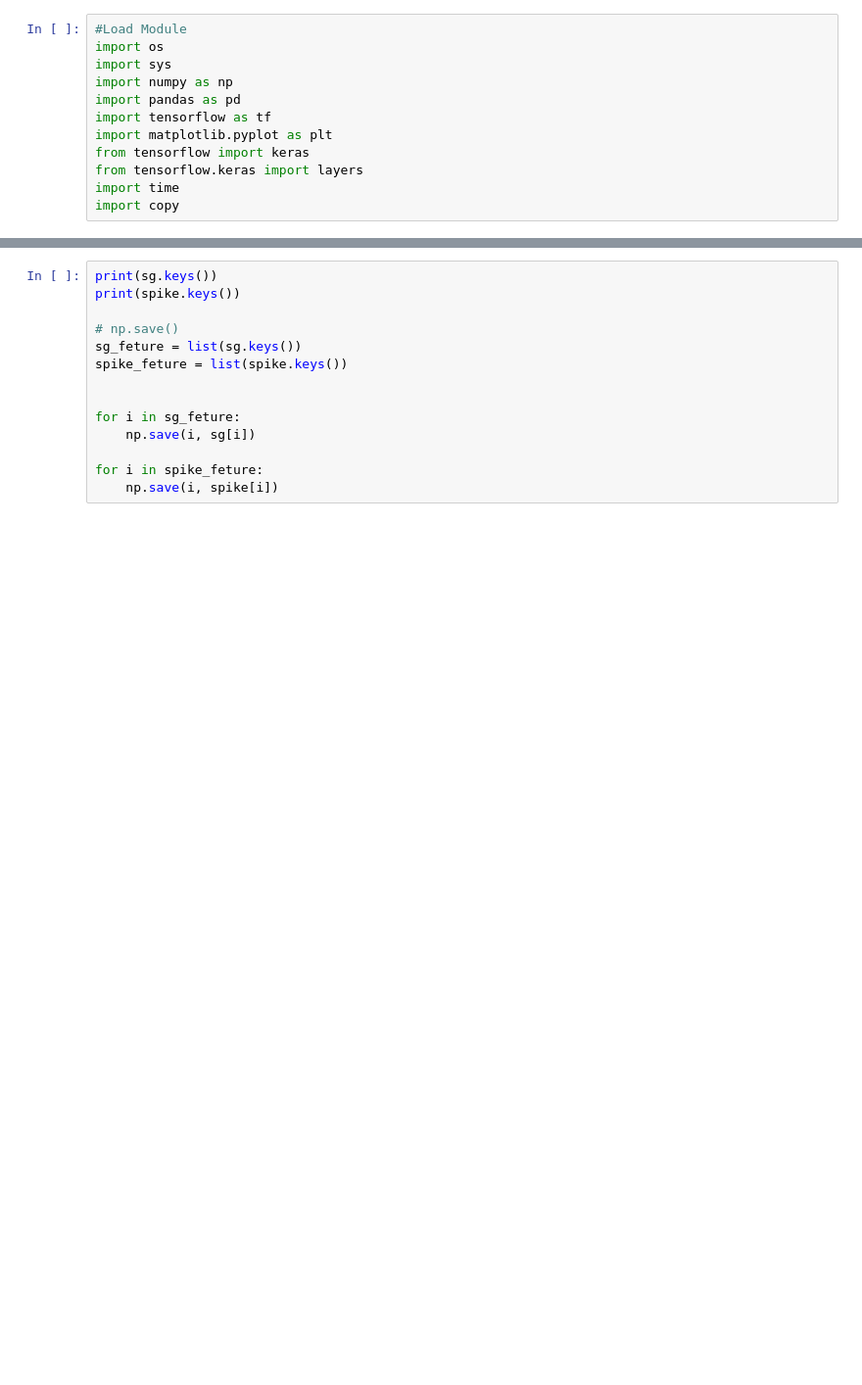
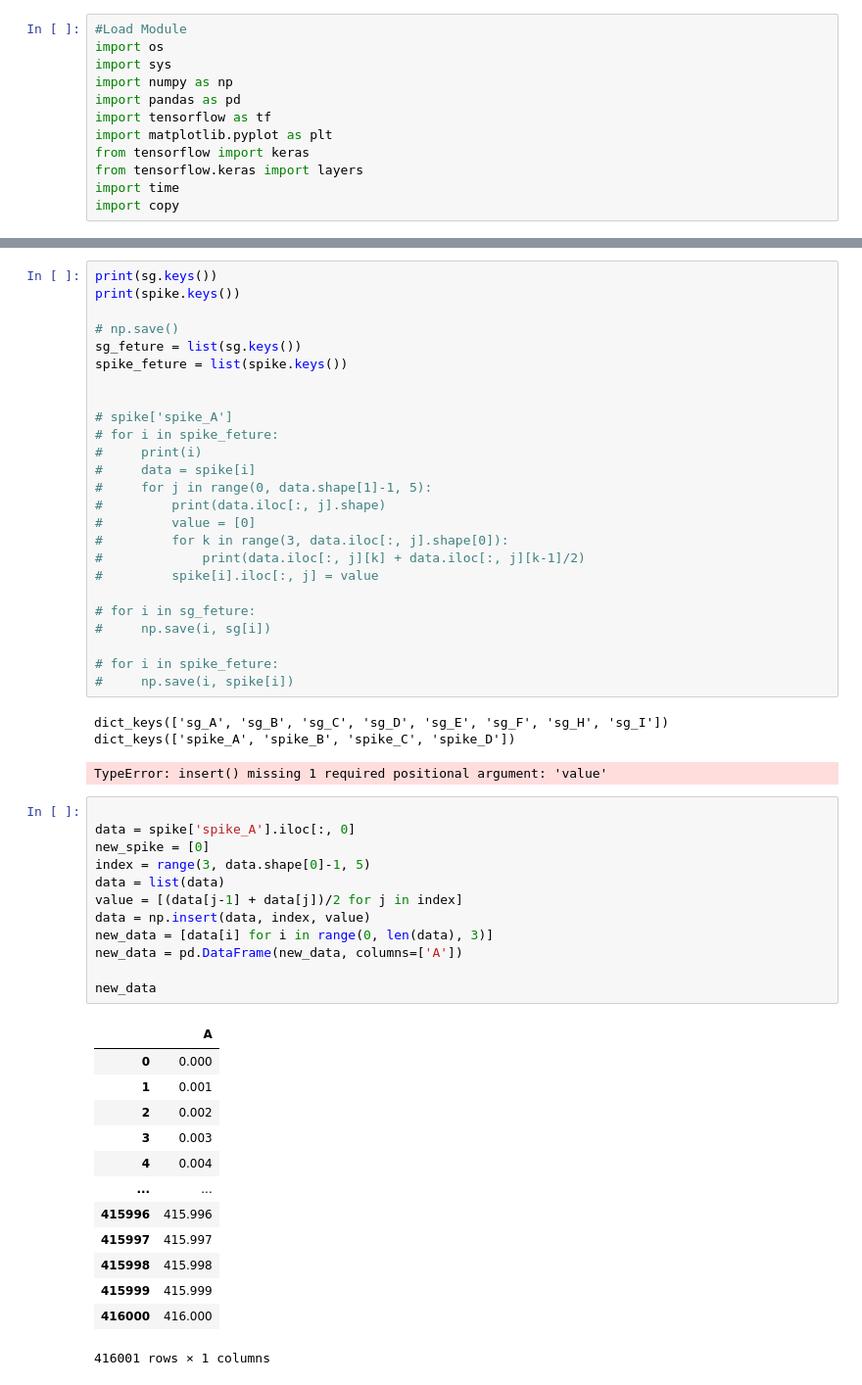
Before and after one commit to FuJasmine/imbd2022final, a Jupyter notebook: preprocessing.ipynb, the cells around one changed output, grey strips where cells are left out. Shown: that part at 98% size. Cells and saved outputs as stored; diff of their text form; blank space fills up the shorter version.

```diff
--- a/preprocessing.ipynb
+++ b/preprocessing.ipynb
@@ -90,8 +122,49 @@ sg_feture = list(sg.keys())
 spike_feture = list(spike.keys())
 
 
-for i in sg_feture:
-    np.save(i, sg[i])
+# spike['spike_A']
+# for i in spike_feture:
+#     print(i)
+#     data = spike[i]
+#     for j in range(0, data.shape[1]-1, 5):
+#         print(data.iloc[:, j].shape)
+#         value = [0]
+#         for k in range(3, data.iloc[:, j].shape[0]):
+#             print(data.iloc[:, j][k] + data.iloc[:, j][k-1]/2)
+#         spike[i].iloc[:, j] = value
 
-for i in spike_feture:
-    np.save(i, spike[i])
+# for i in sg_feture:
+#     np.save(i, sg[i])
+
+# for i in spike_feture:
+#     np.save(i, spike[i])
+# %% [output]
+dict_keys(['sg_A', 'sg_B', 'sg_C', 'sg_D', 'sg_E', 'sg_F', 'sg_H', 'sg_I'])
+dict_keys(['spike_A', 'spike_B', 'spike_C', 'spike_D'])
+TypeError: insert() missing 1 required positional argument: 'value'
+# %%
+
+data = spike['spike_A'].iloc[:, 0]
+new_spike = [0]
+index = range(3, data.shape[0]-1, 5)
+data = list(data)
+value = [(data[j-1] + data[j])/2 for j in index]
+data = np.insert(data, index, value)
+new_data = [data[i] for i in range(0, len(data), 3)]
+new_data = pd.DataFrame(new_data, columns=['A'])
+
+new_data
+# %% [output]
+|  | A |
+| 0 | 0.000 |
+| 1 | 0.001 |
+| 2 | 0.002 |
+| 3 | 0.003 |
+| 4 | 0.004 |
+| ... | ... |
+| 415996 | 415.996 |
+| 415997 | 415.997 |
+| 415998 | 415.998 |
+| 415999 | 415.999 |
+| 416000 | 416.000 |
+416001 rows × 1 columns
```
Also changed, not shown: parts of 3 cells of this notebook.
